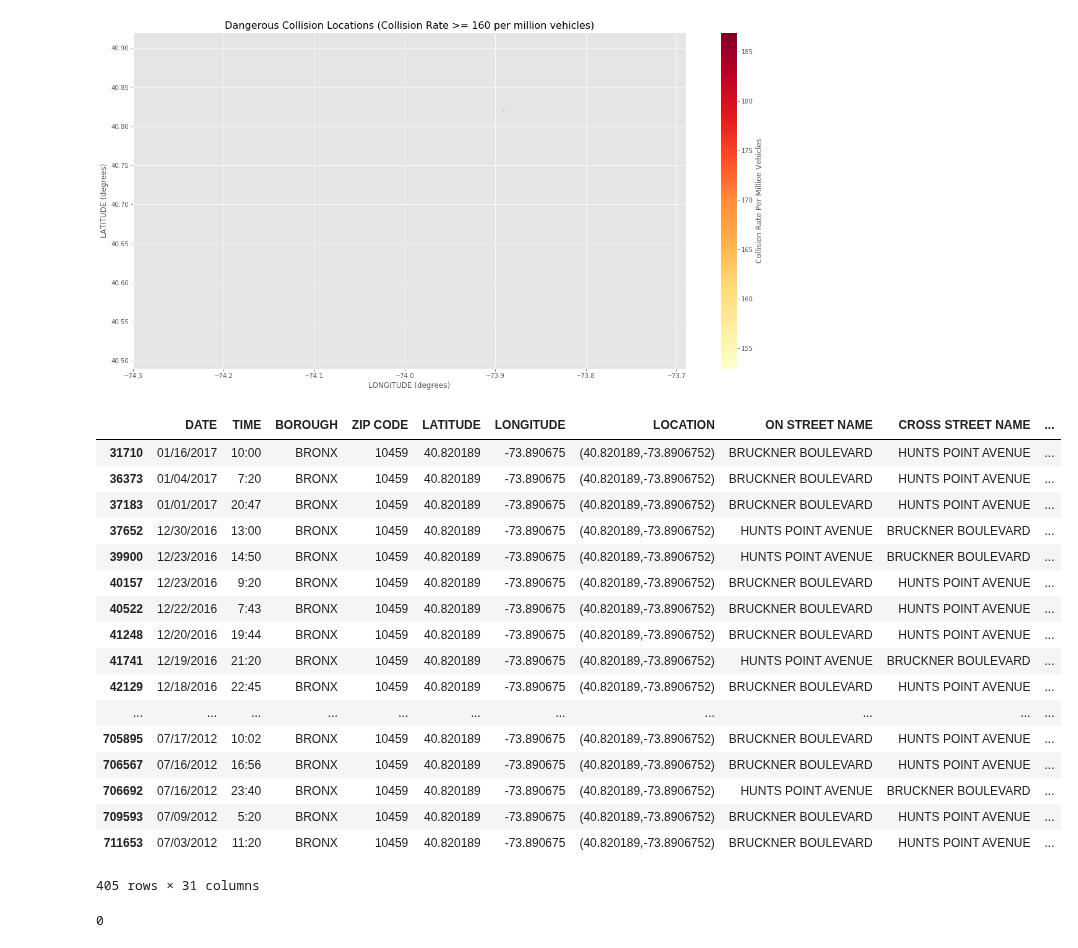
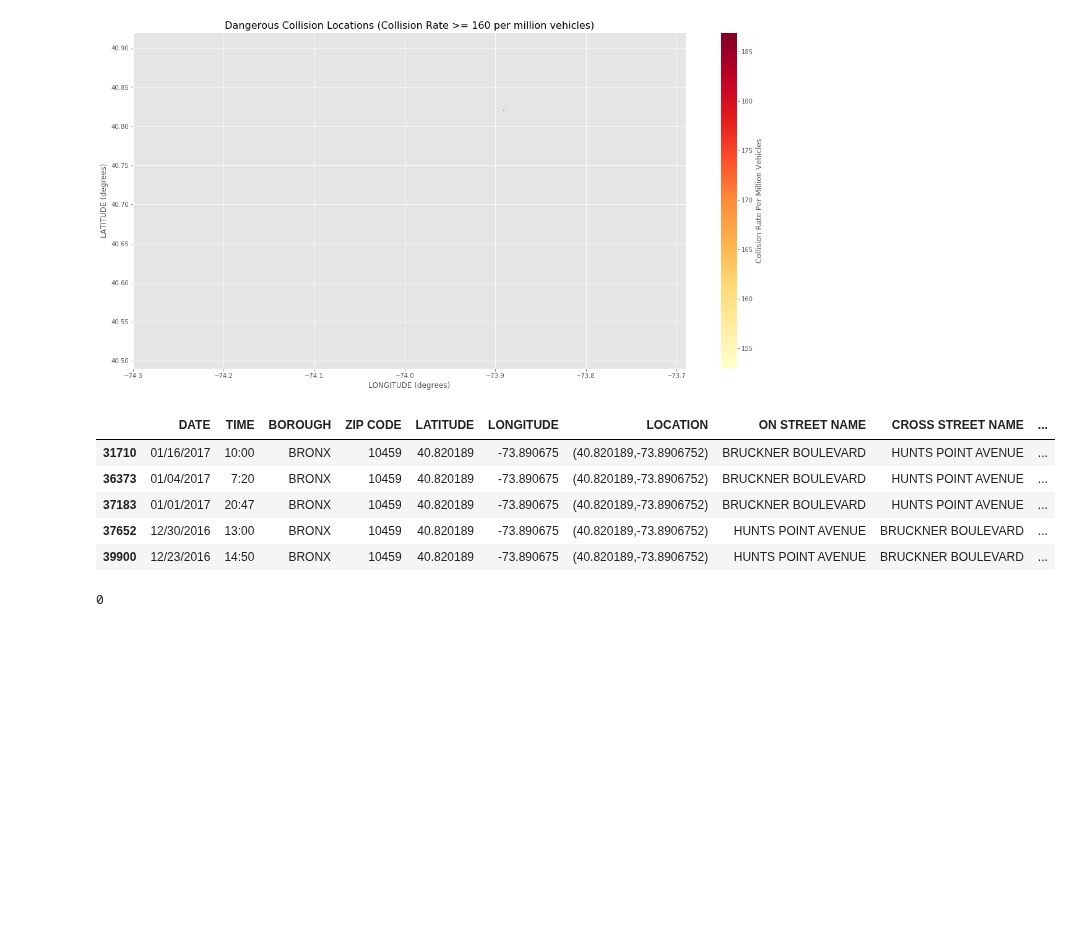
Before and after one commit to nealrea/collisionViz, a Jupyter notebook: data_exploration/data_normalization.ipynb, the cells around one changed output. Drawn from its saved outputs; the diff is of its cells as text; code cells hidden in the pictures; blank space fills up the shorter version.

```diff
--- a/data_exploration/data_normalization.ipynb
+++ b/data_exploration/data_normalization.ipynb
@@ -143,7 +143,3 @@ print(df['Collision Rate'].min())
 len(df[df['Collision Rate'].isnull()])
 # %% [output]
 0
-# %%
-for x in range (0,len(df)):
-    df.set_value(x, 'LOCATION', "(" + str(df.at[x, 'LATITUDE']) + "," + str(df.at[x, 'LONGITUDE']) + ")")
-df.head()
@@ -211,26 +200,14 @@ plt.show()
 # %% [output]
 [figure]
 # %%
-danger_areas
+danger_areas.head()
 # %% [output]
 |  | DATE | TIME | BOROUGH | ZIP CODE | LATITUDE | LONGITUDE | LOCATION | ON STREET NAME | CROSS STREET NAME | ... |
 | 31710 | 01/16/2017 | 10:00 | BRONX | 10459 | 40.820189 | -73.890675 | (40.820189,-73.8906752) | BRUCKNER BOULEVARD | HUNTS POINT AVENUE | ... |
 | 36373 | 01/04/2017 | 7:20 | BRONX | 10459 | 40.820189 | -73.890675 | (40.820189,-73.8906752) | BRUCKNER BOULEVARD | HUNTS POINT AVENUE | ... |
 | 37183 | 01/01/2017 | 20:47 | BRONX | 10459 | 40.820189 | -73.890675 | (40.820189,-73.8906752) | BRUCKNER BOULEVARD | HUNTS POINT AVENUE | ... |
 | 37652 | 12/30/2016 | 13:00 | BRONX | 10459 | 40.820189 | -73.890675 | (40.820189,-73.8906752) | HUNTS POINT AVENUE | BRUCKNER BOULEVARD | ... |
 | 39900 | 12/23/2016 | 14:50 | BRONX | 10459 | 40.820189 | -73.890675 | (40.820189,-73.8906752) | HUNTS POINT AVENUE | BRUCKNER BOULEVARD | ... |
-| 40157 | 12/23/2016 | 9:20 | BRONX | 10459 | 40.820189 | -73.890675 | (40.820189,-73.8906752) | BRUCKNER BOULEVARD | HUNTS POINT AVENUE | ... |
-| 40522 | 12/22/2016 | 7:43 | BRONX | 10459 | 40.820189 | -73.890675 | (40.820189,-73.8906752) | BRUCKNER BOULEVARD | HUNTS POINT AVENUE | ... |
-| 41248 | 12/20/2016 | 19:44 | BRONX | 10459 | 40.820189 | -73.890675 | (40.820189,-73.8906752) | BRUCKNER BOULEVARD | HUNTS POINT AVENUE | ... |
-| 41741 | 12/19/2016 | 21:20 | BRONX | 10459 | 40.820189 | -73.890675 | (40.820189,-73.8906752) | HUNTS POINT AVENUE | BRUCKNER BOULEVARD | ... |
-| 42129 | 12/18/2016 | 22:45 | BRONX | 10459 | 40.820189 | -73.890675 | (40.820189,-73.8906752) | BRUCKNER BOULEVARD | HUNTS POINT AVENUE | ... |
-| ... | ... | ... | ... | ... | ... | ... | ... | ... | ... | ... |
-| 705895 | 07/17/2012 | 10:02 | BRONX | 10459 | 40.820189 | -73.890675 | (40.820189,-73.8906752) | BRUCKNER BOULEVARD | HUNTS POINT AVENUE | ... |
-| 706567 | 07/16/2012 | 16:56 | BRONX | 10459 | 40.820189 | -73.890675 | (40.820189,-73.8906752) | BRUCKNER BOULEVARD | HUNTS POINT AVENUE | ... |
-| 706692 | 07/16/2012 | 23:40 | BRONX | 10459 | 40.820189 | -73.890675 | (40.820189,-73.8906752) | HUNTS POINT AVENUE | BRUCKNER BOULEVARD | ... |
-| 709593 | 07/09/2012 | 5:20 | BRONX | 10459 | 40.820189 | -73.890675 | (40.820189,-73.8906752) | BRUCKNER BOULEVARD | HUNTS POINT AVENUE | ... |
-| 711653 | 07/03/2012 | 11:20 | BRONX | 10459 | 40.820189 | -73.890675 | (40.820189,-73.8906752) | BRUCKNER BOULEVARD | HUNTS POINT AVENUE | ... |
-405 rows × 31 columns
 # %%
 len(danger_areas[danger_areas['LOCATION'] != '(40.820189,-73.8906752)'])
 # %% [output]
```
Also changed, not shown: parts of 5 cells of this notebook.
